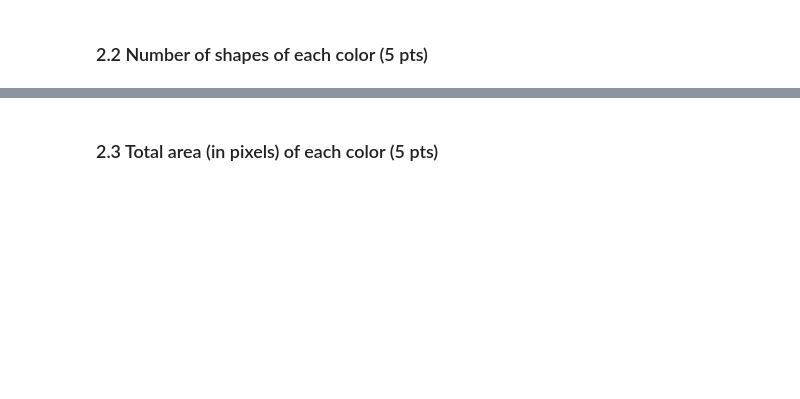
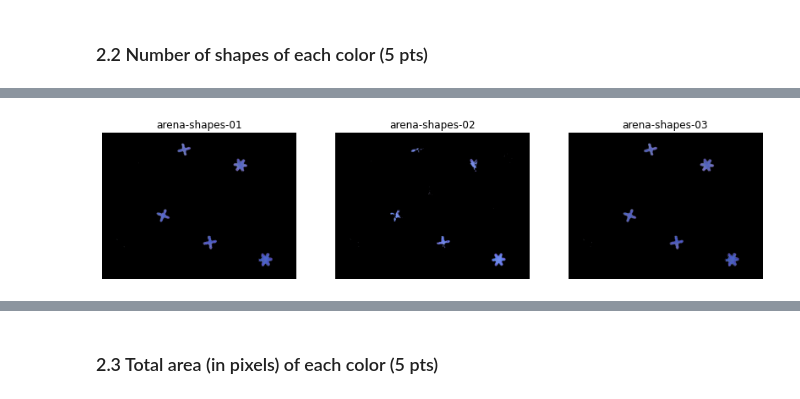
Before and after one commit to sjeanfavre/EPFL_MA4, a Jupyter notebook: IAPR/labs/lab_01_segmentation.ipynb, the cells around one changed output, grey strips where cells are left out. Drawn from its saved outputs; the diff is of its cells as text; code cells hidden in the pictures; blank space fills up the shorter version.

```diff
--- a/IAPR/labs/lab_01_segmentation.ipynb
+++ b/IAPR/labs/lab_01_segmentation.ipynb
@@ -128,0 +183,20 @@ plt.show()
+# %%
+res=[]
+for im in images_RGB_rescaled:
+    # define range of blue color in HSV
+    lower_blue = np.array([0,0,140]) # 124,118,132
+    upper_blue = np.array([130,200,255]) #120,140,210
+    # Threshold the HSV image to get only blue colors
+    mask = cv.inRange(im, lower_blue, upper_blue)
+    # Bitwise-AND mask and original image
+    res.append(cv.bitwise_and(im, im, mask=mask))
+
+# Plot images
+fig, axes = plt.subplots(1, 3, figsize=(14, 14))
+for ax, im, nm in zip(axes.ravel(), res, im_names):
+    ax.imshow(im)
+    ax.axis('off')
+    ax.set_title(nm)
+plt.show()
+# %% [output]
+[figure, added]
```
Also changed, not shown: parts of 12 cells of this notebook, 8 other files.
